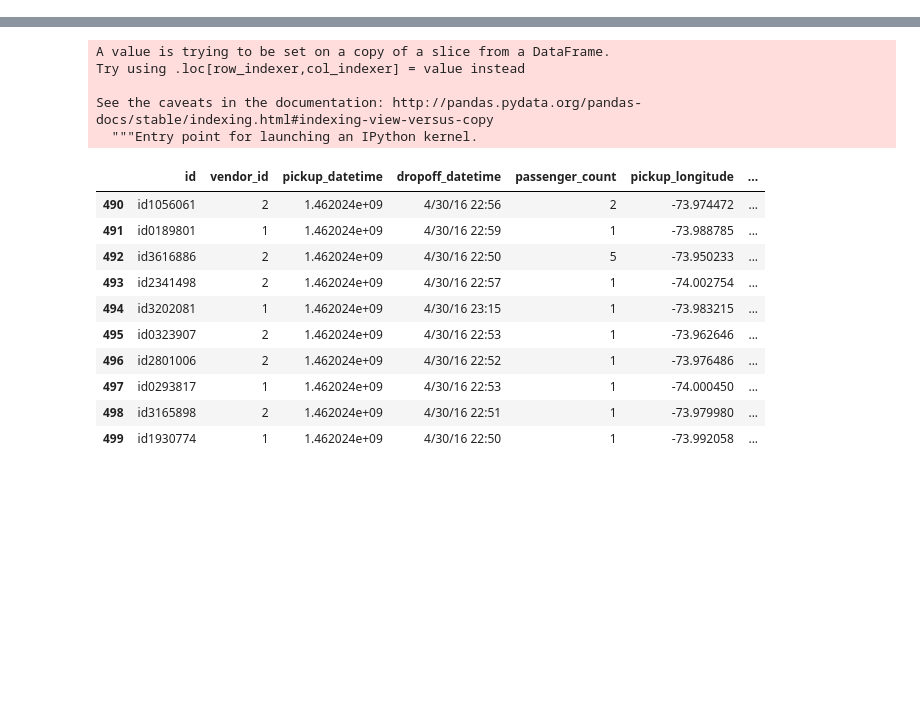
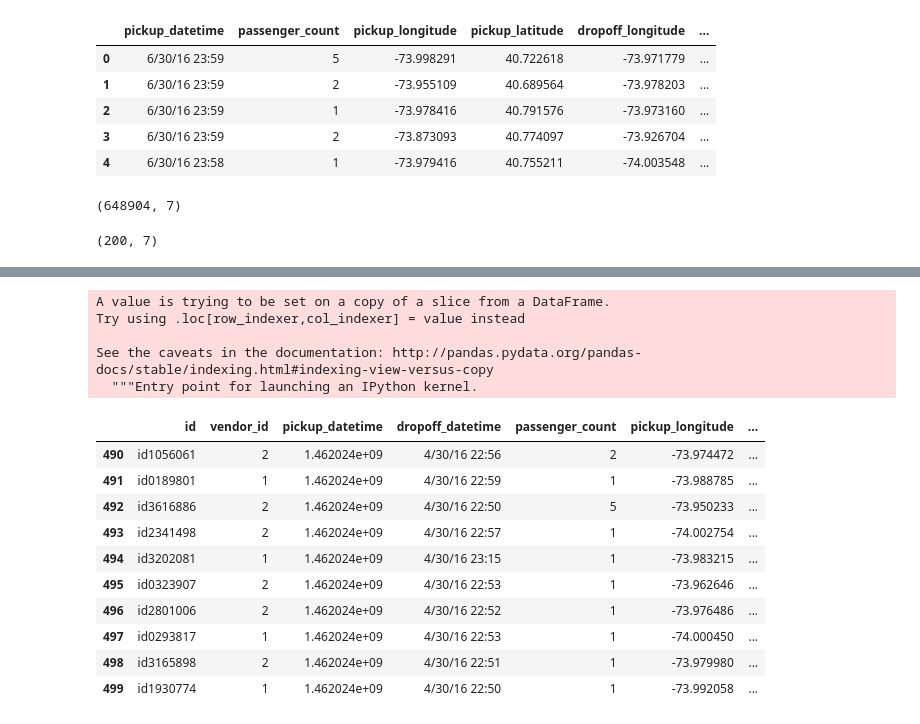
Before and after one commit to eigenSim/dss6a-regression, a Jupyter notebook: choi/choi_notes_1.ipynb, the cells around one changed output, grey strips where cells are left out. Saved outputs shown, nothing was run; the diff lists cells and outputs as text; code cells hidden in the pictures; blank space fills up the shorter version.

```diff
--- a/choi/choi_notes_1.ipynb
+++ b/choi/choi_notes_1.ipynb
@@ -52,0 +43,32 @@ small_df.tail()
+# %%
+test_df = pd.read_csv('../_data/' + testfile, usecols=cols_list[:-1])
+test_df.head()
+# %% [output]
+|  | pickup_datetime | passenger_count | pickup_longitude | pickup_latitude | dropoff_longitude | ... |
+| 0 | 6/30/16 23:59 | 5 | -73.998291 | 40.722618 | -73.971779 | ... |
+| 1 | 6/30/16 23:59 | 2 | -73.955109 | 40.689564 | -73.978203 | ... |
+| 2 | 6/30/16 23:59 | 1 | -73.978416 | 40.791576 | -73.973160 | ... |
+| 3 | 6/30/16 23:59 | 2 | -73.873093 | 40.774097 | -73.926704 | ... |
+| 4 | 6/30/16 23:58 | 1 | -73.979416 | 40.755211 | -74.003548 | ... |
+# %%
+# filtered_df = taxi_df[(taxi_df['pickup_longitude'] < -73.77) \
+#                  & (-74.03 < taxi_df['pickup_longitude']) \
+#                  & (40.62 < taxi_df['pickup_latitude']) \
+#                  & (40.87 > taxi_df['pickup_latitude'])]
+filtered_df = taxi_df[(taxi_df['pickup_longitude'] < -73.85) \
+                 & (-74.10 < taxi_df['pickup_longitude']) \
+                 & (40.70 < taxi_df['pickup_latitude']) \
+                 & (40.87 > taxi_df['pickup_latitude'])]
+
+filtered_df = filtered_df[(filtered_df['dropoff_longitude'] < -73.85) \
+                 & (-74.10 < filtered_df['dropoff_longitude']) \
+                 & (40.70 < filtered_df['dropoff_latitude']) \
+                 & (40.87 > filtered_df['dropoff_latitude'])]
+filtered_df.shape
+# %% [output]
+(648904, 7)
+# %%
+small_df = filtered_df.sample(n=200)
+small_df.shape
+# %% [output]
+(200, 7)
```
Also changed, not shown: parts of 7 cells of this notebook, 1 other file.
